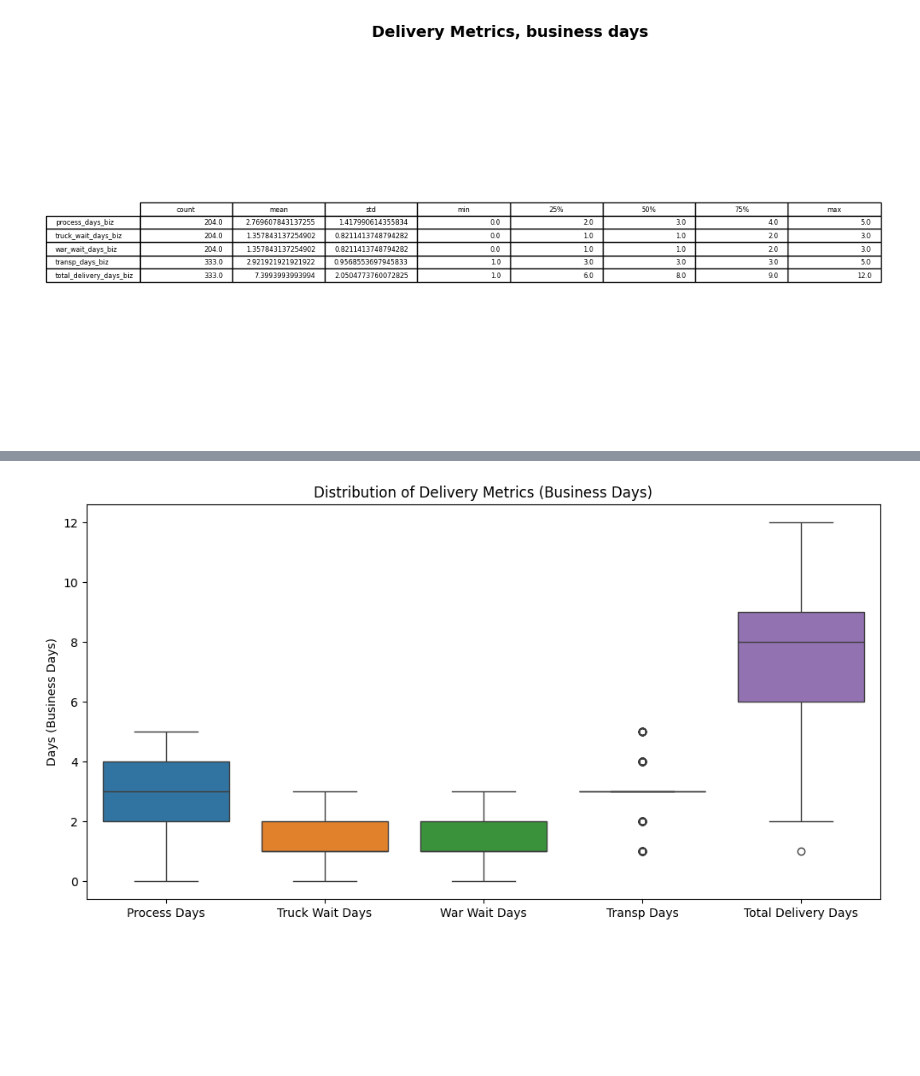
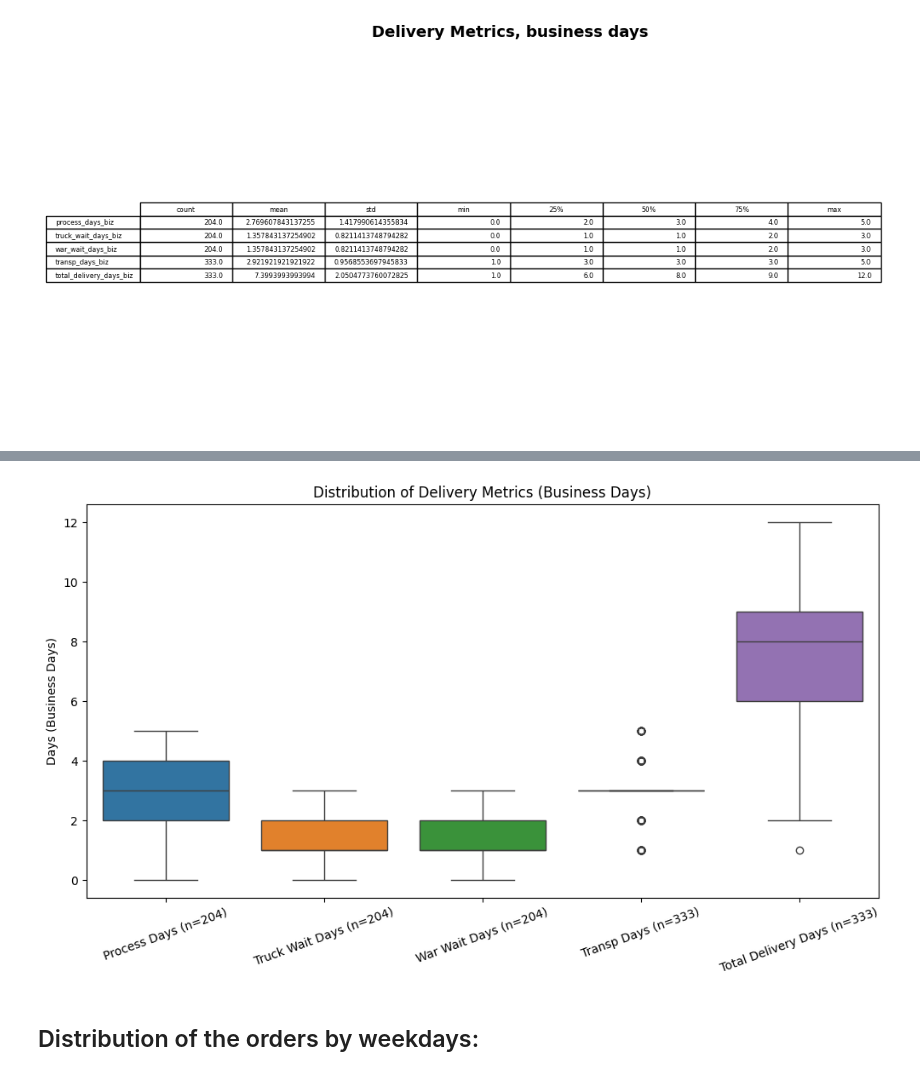
Before and after one commit to skibodaria/muesli-project, a Jupyter notebook: dasha_nbs/03_dasha_eda.ipynb, the cells around one changed output, grey strips where cells are left out. Cells and saved outputs as stored; diff of their text form; code cells hidden in the pictures; blank space fills up the shorter version.

Commit message:
some verifications (warehouse vs. truck company) and checking work with different samples

```diff
--- a/dasha_nbs/03_dasha_eda.ipynb
+++ b/dasha_nbs/03_dasha_eda.ipynb
@@ -893,0 +1059,8 @@ plt.show()
+# %%
+metrics_biz = [
+    "process_days_biz", # 204 entries
+    "truck_wait_days_biz", # 204 entries
+    "war_wait_days_biz", # 204 entries
+    "transp_days_biz", # 333 entries
+    "total_delivery_days_biz" # 333 entries
+]
@@ -894,24 +1087,29 @@ plt.show()
 # %%
-columns = [
-    "process_days_biz",
-    "truck_wait_days_biz",
-    "war_wait_days_biz",
-    "transp_days_biz",
-    "total_delivery_days_biz"
+# count the sample size:
+counts = [df_big_biz[col].dropna().shape[0] for col in metrics_biz]
+
+# plot:
+plt.figure(figsize=(12,6))
+sns.boxplot(data=df_big_biz[metrics_biz])
+
+# lables + sample sizes:
+labels = [
+    f"{c.replace('_biz','').replace('_',' ').title()} (n={n})"
+    for c, n in zip(metrics_biz, counts)
 ]
 
-# Plot
-plt.figure(figsize=(12,6))
-sns.boxplot(data=df_big_biz[columns])
-
-# Optional: nicer x-axis labels
-plt.xticks(ticks=range(len(columns)),
-           labels=[c.replace("_biz","").replace("_"," ").title() for c in columns])
+plt.xticks(
+    ticks=range(len(metrics_biz)),
+    labels=labels,
+    rotation=20
+)
 
 plt.ylabel("Days (Business Days)")
 plt.title("Distribution of Delivery Metrics (Business Days)")
-# plt.show()
+plt.show()
 
-plt.savefig("5_biz_days_boxplot.png", dpi=300, bbox_inches='tight')
+# plt.savefig("5_biz_days_boxplot.png", dpi=300, bbox_inches='tight')
 # %% [output]
-[figure, old version]
+[figure, new version]
+# %% [markdown]
+## Distribution of the orders by weekdays:
```
Also changed, not shown: parts of 30 cells of this notebook, 4 other files.
